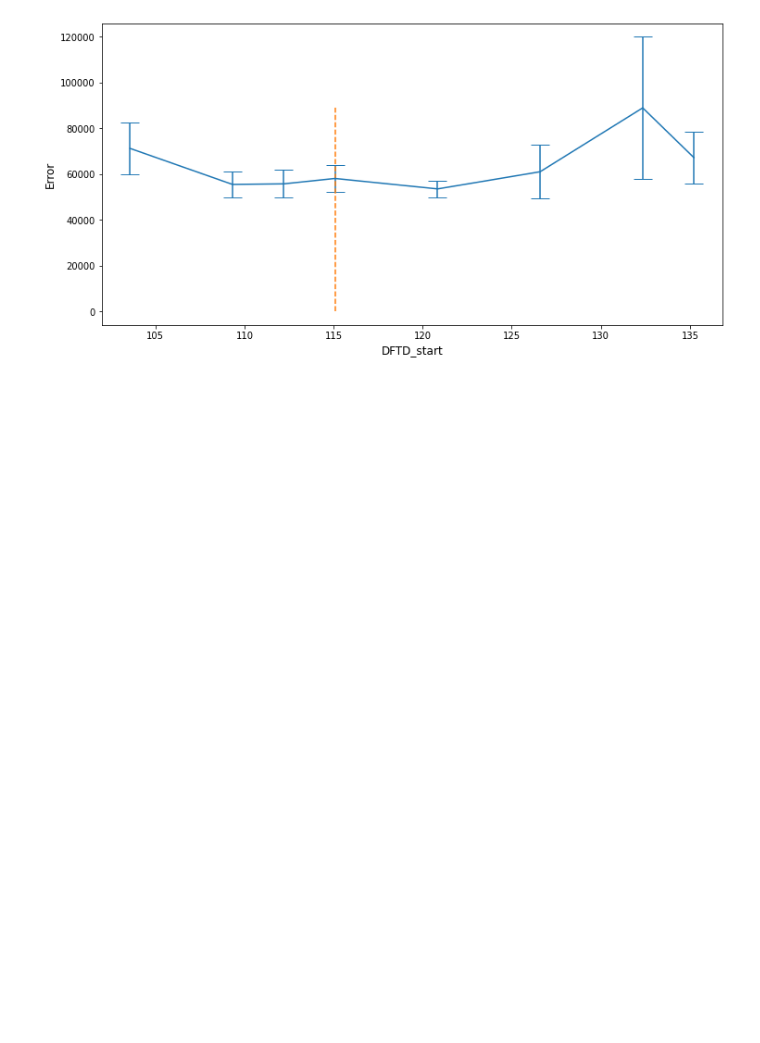
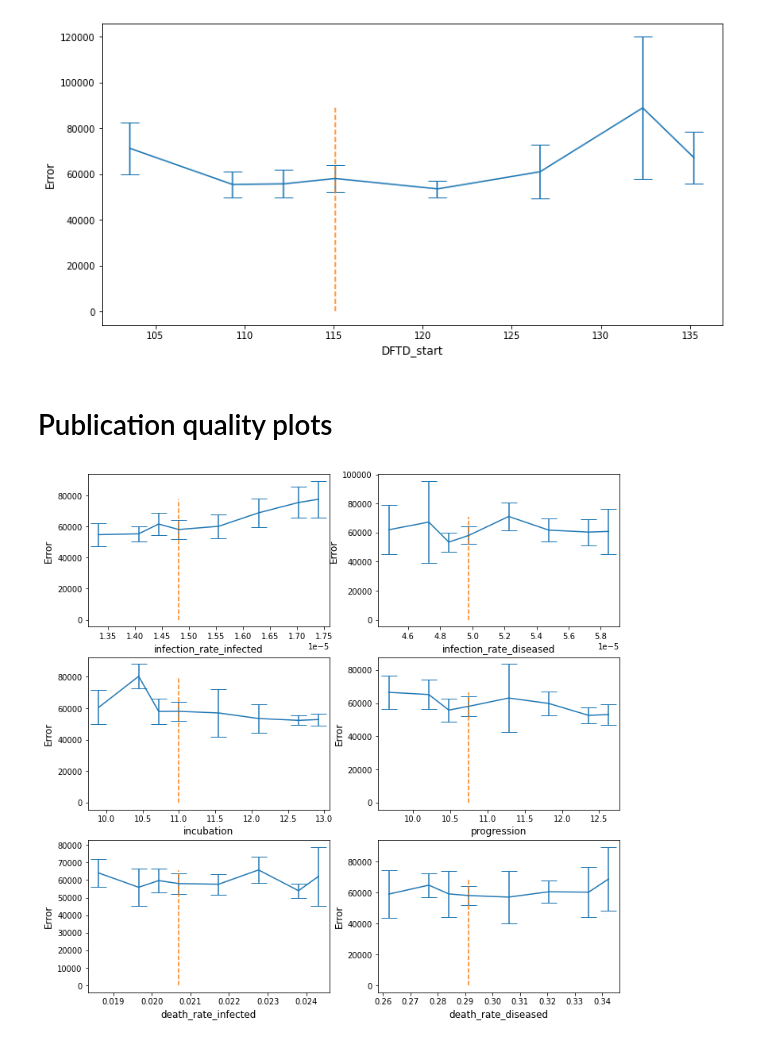
Before and after one commit to StochSS/devils_dftd_modeling, a Jupyter notebook: Remote Simulation Parameter Sweeps.ipynb, the cells around one changed output. Saved outputs shown, nothing was run; the diff lists cells and outputs as text; code cells hidden in the pictures; blank space fills up the shorter version.

Commit message:
start of param sweep fig

```diff
--- a/Remote Simulation Parameter Sweeps.ipynb
+++ b/Remote Simulation Parameter Sweeps.ipynb
@@ -351,3 +335,38 @@ for k in sweeps.keys():
 # variables['infection_rate_diseased']=1e-05
 # variables['progression'] = 10
 # variables['DFTD_start'] = 40
+# %% [markdown]
+# Publication quality plots
+# %%
+def plot_sweep2(name,nr,nc,np):
+    global pltcnt
+    xvals = numpy.zeros(len(sweeps[name]))
+    mvals = numpy.zeros(len(sweeps[name]))
+    svals = numpy.zeros(len(sweeps[name]))
+    for n,v in enumerate(sweeps[name]):
+        c = variables.copy()
+        c[name] = type_variables[name](v)
+        try:
+            (m,s) = get_mean_std(c)
+            xvals[n]=c[name]
+            mvals[n]=m
+            svals[n]=s
+        except Exception as e:
+            print(f"caught e={e} while name={name} ")
+
+    plt.subplot(nr,nc,np)
+    plt.errorbar(xvals,mvals,yerr=svals, capsize=10)
+    plt.plot([variables[name], variables[name]],[0, max(mvals)],'--')
+    plt.xlabel(name, fontsize=12)
+    plt.ylabel('Error', fontsize=12)
+# %%
+plt.figure(figsize=[12, 12])
+pltcnt=1
+plot_sweep2('infection_rate_infected',3, 2, pltcnt);pltcnt+=1
+plot_sweep2('infection_rate_diseased',3, 2, pltcnt);pltcnt+=1
+plot_sweep2('incubation',3, 2, pltcnt);pltcnt+=1
+plot_sweep2('progression',3, 2, pltcnt);pltcnt+=1
+plot_sweep2('death_rate_infected',3, 2, pltcnt);pltcnt+=1
+plot_sweep2('death_rate_diseased',3, 2, pltcnt);pltcnt+=1
+# %% [output]
+[figure, added]
```
Also changed, not shown: parts of 4 cells of this notebook.
